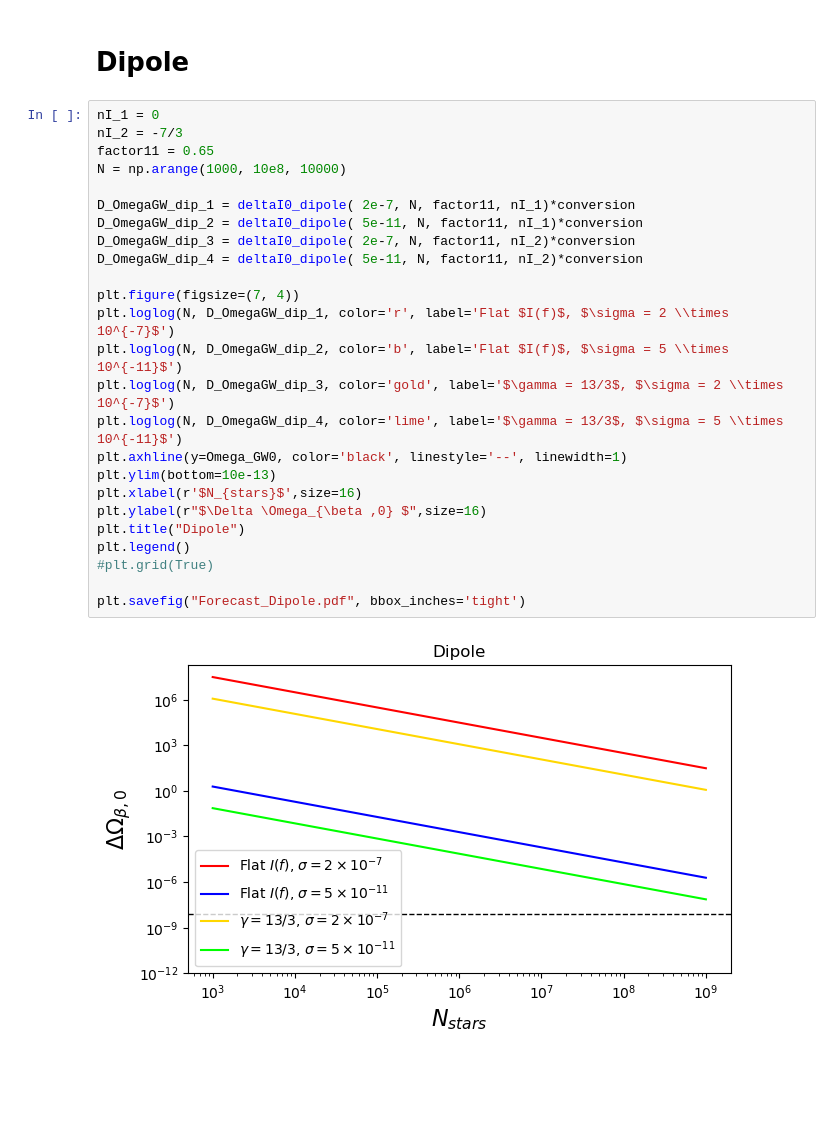
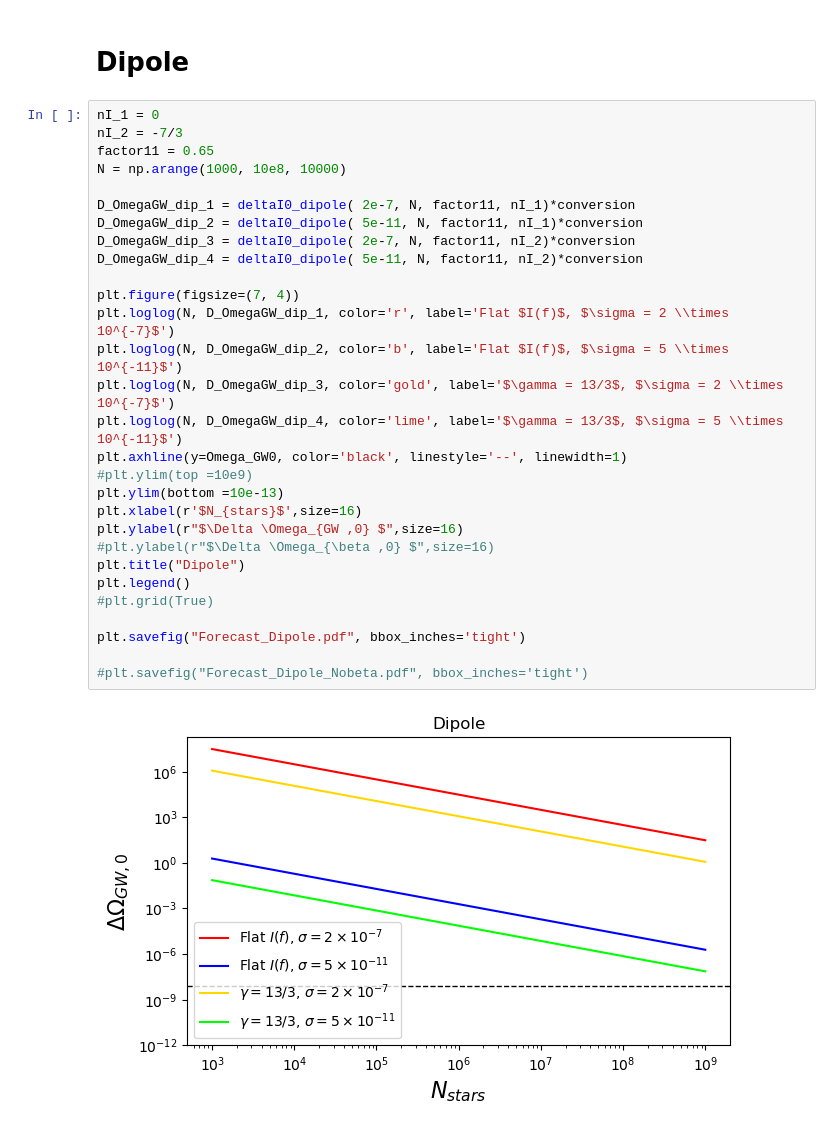
Before and after one commit to MarisolJC/Astrometry_meets_PTAs, a Jupyter notebook: Forecast.ipynb, the cells around one changed output. Cells and saved outputs as stored; diff of their text form; blank space fills up the shorter version.

```diff
--- a/Forecast.ipynb
+++ b/Forecast.ipynb
@@ -86,27 +86,31 @@ plt.savefig("Forecast_Monopole.pdf", bbox_inches='tight')
 # %%
 nI_1 = 0
 nI_2 = -7/3
 factor11 = 0.65
 N = np.arange(1000, 10e8, 10000)
 
 D_OmegaGW_dip_1 = deltaI0_dipole( 2e-7, N, factor11, nI_1)*conversion
 D_OmegaGW_dip_2 = deltaI0_dipole( 5e-11, N, factor11, nI_1)*conversion
 D_OmegaGW_dip_3 = deltaI0_dipole( 2e-7, N, factor11, nI_2)*conversion
 D_OmegaGW_dip_4 = deltaI0_dipole( 5e-11, N, factor11, nI_2)*conversion
 
 plt.figure(figsize=(7, 4))
 plt.loglog(N, D_OmegaGW_dip_1, color='r', label='Flat $I(f)$, $\sigma = 2 \\times 10^{-7}$')
 plt.loglog(N, D_OmegaGW_dip_2, color='b', label='Flat $I(f)$, $\sigma = 5 \\times 10^{-11}$')
 plt.loglog(N, D_OmegaGW_dip_3, color='gold', label='$\gamma = 13/3$, $\sigma = 2 \\times 10^{-7}$')
 plt.loglog(N, D_OmegaGW_dip_4, color='lime', label='$\gamma = 13/3$, $\sigma = 5 \\times 10^{-11}$')
 plt.axhline(y=Omega_GW0, color='black', linestyle='--', linewidth=1)
-plt.ylim(bottom=10e-13)
+#plt.ylim(top =10e9)
+plt.ylim(bottom =10e-13)
 plt.xlabel(r'$N_{stars}$',size=16)
-plt.ylabel(r"$\Delta \Omega_{\beta ,0} $",size=16)
+plt.ylabel(r"$\Delta \Omega_{GW ,0} $",size=16)
+#plt.ylabel(r"$\Delta \Omega_{\beta ,0} $",size=16)
 plt.title("Dipole")
 plt.legend()
 #plt.grid(True)
 
 plt.savefig("Forecast_Dipole.pdf", bbox_inches='tight')
+
+#plt.savefig("Forecast_Dipole_Nobeta.pdf", bbox_inches='tight')
 # %% [output]
-[figure, old version]
+[figure, new version]
```
Also changed, not shown: 1 other file.
